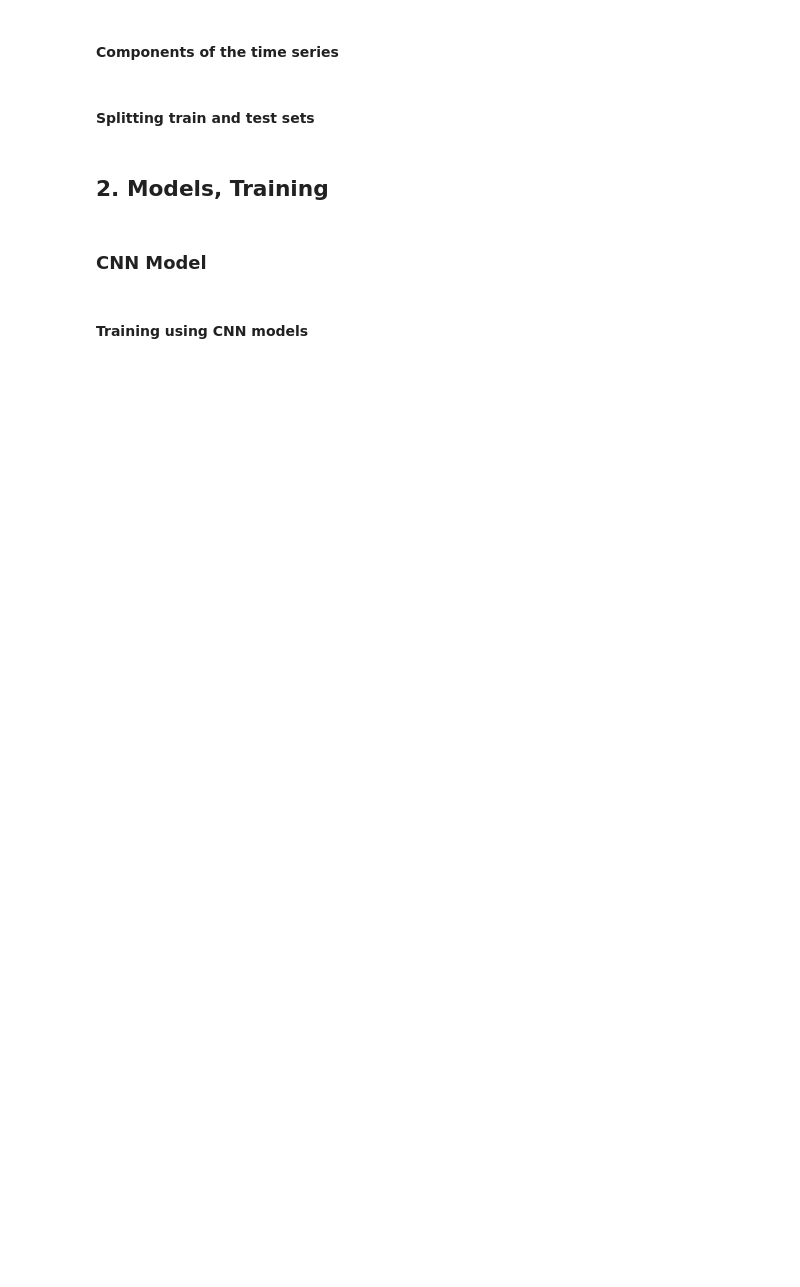
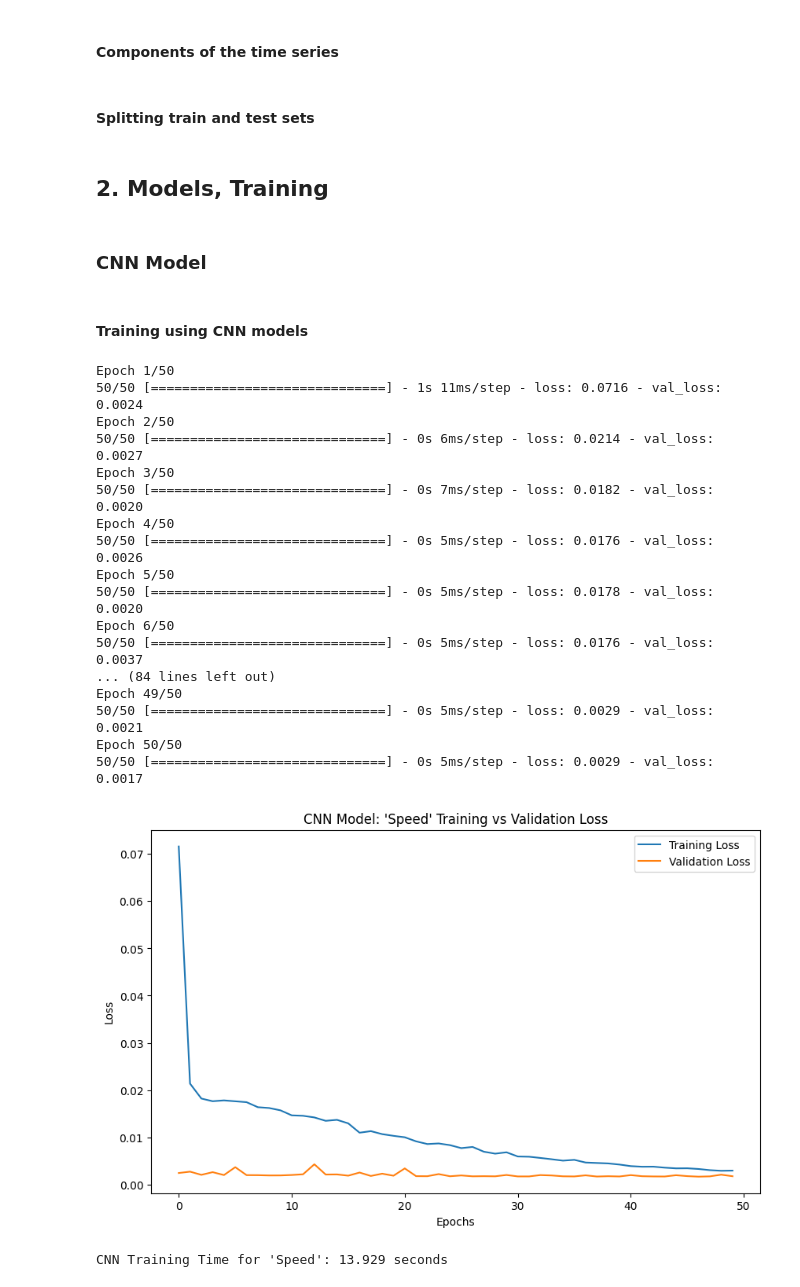
Before and after one commit to spate738/AISE4010-Group7-Project, a Jupyter notebook: realTraffic.ipynb, the cells around one changed output. Drawn from its saved outputs; the diff is of its cells as text; code cells hidden in the pictures; blank space fills up the shorter version.

```diff
--- a/realTraffic.ipynb
+++ b/realTraffic.ipynb
@@ -220,0 +238,37 @@ cnn_time_ttime = time() - start_time
+# %%
+# Speed data
+start_time = time()
+cnn_history_speed = model_CNN_s.fit(Xs_train, ys_train, epochs=EPOCHS, batch_size=BATCH_SIZE, validation_split=0.2)
+cnn_time_speed = time() - start_time
+
+# Plot training and validation loss
+plt.figure(figsize=(10,6))
+plt.plot(cnn_history_speed.history['loss'], label='Training Loss')
+plt.plot(cnn_history_speed.history['val_loss'], label='Validation Loss')
+plt.xlabel('Epochs')
+plt.ylabel('Loss')
+plt.title('CNN Model: \'Speed\' Training vs Validation Loss')
+plt.legend()
+plt.show()
+
+print(f"CNN Training Time for \'Speed\': {cnn_time_speed:.3f} seconds")
+# %% [output]
+Epoch 1/50
+50/50 [==============================] - 1s 11ms/step - loss: 0.0716 - val_loss: 0.0024
+Epoch 2/50
+50/50 [==============================] - 0s 6ms/step - loss: 0.0214 - val_loss: 0.0027
+Epoch 3/50
+50/50 [==============================] - 0s 7ms/step - loss: 0.0182 - val_loss: 0.0020
+Epoch 4/50
+50/50 [==============================] - 0s 5ms/step - loss: 0.0176 - val_loss: 0.0026
+Epoch 5/50
+50/50 [==============================] - 0s 5ms/step - loss: 0.0178 - val_loss: 0.0020
+Epoch 6/50
+50/50 [==============================] - 0s 5ms/step - loss: 0.0176 - val_loss: 0.0037
+... (84 lines left out)
+Epoch 49/50
+50/50 [==============================] - 0s 5ms/step - loss: 0.0029 - val_loss: 0.0021
+Epoch 50/50
+50/50 [==============================] - 0s 5ms/step - loss: 0.0029 - val_loss: 0.0017
+[figure, added]
+CNN Training Time for 'Speed': 13.929 seconds
```
Also changed, not shown: parts of 10 cells of this notebook.
